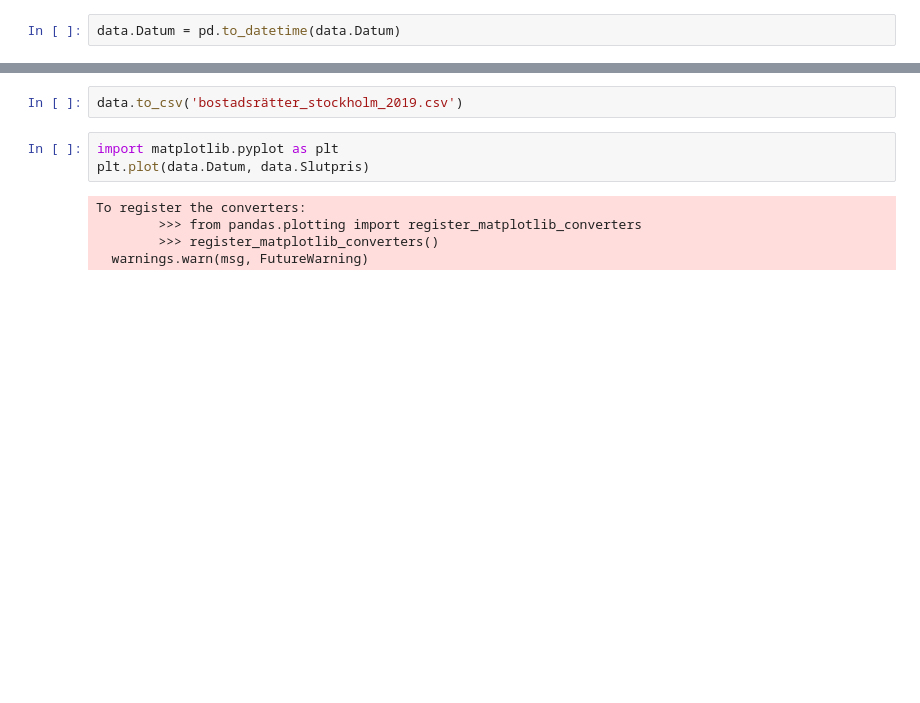
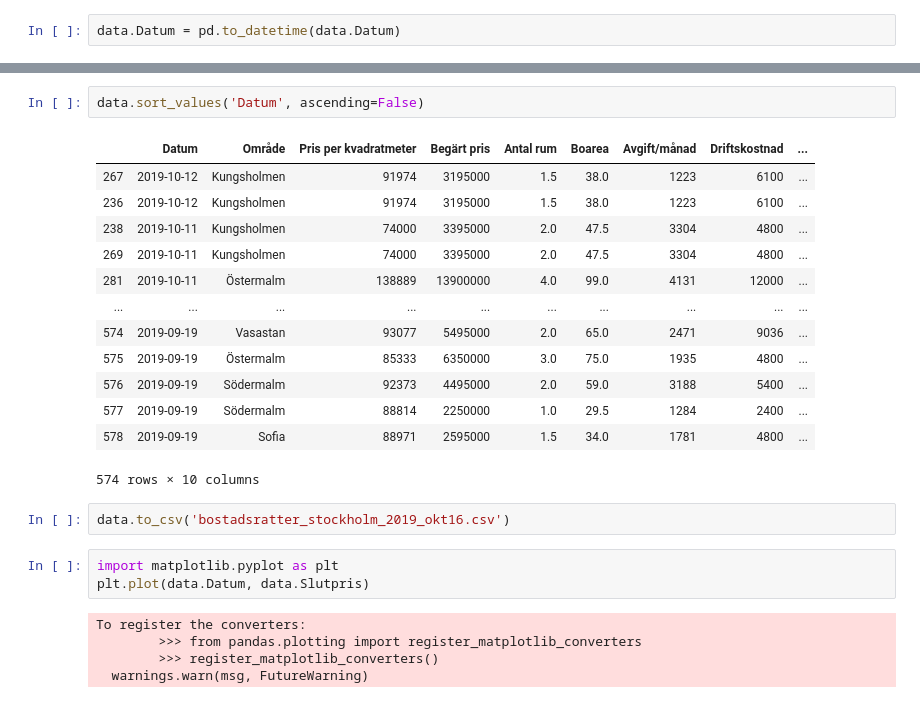
Before and after one commit to eriknorlander/webscraping_hemnet, a Jupyter notebook: hemnet_scrape.ipynb, the cells around one changed output, grey strips where cells are left out. Cells and saved outputs as stored; diff of their text form; blank space fills up the shorter version.

```diff
--- a/hemnet_scrape.ipynb
+++ b/hemnet_scrape.ipynb
@@ -211,5 +315,21 @@ data.Datum = pd.to_datetime(data.Datum)
+# %%
+data.sort_values('Datum', ascending=False)
+# %% [output]
+|  | Datum | Område | Pris per kvadratmeter | Begärt pris | Antal rum | Boarea | Avgift/månad | Driftskostnad | ... |
+| 267 | 2019-10-12 | Kungsholmen | 91974 | 3195000 | 1.5 | 38.0 | 1223 | 6100 | ... |
+| 236 | 2019-10-12 | Kungsholmen | 91974 | 3195000 | 1.5 | 38.0 | 1223 | 6100 | ... |
+| 238 | 2019-10-11 | Kungsholmen | 74000 | 3395000 | 2.0 | 47.5 | 3304 | 4800 | ... |
+| 269 | 2019-10-11 | Kungsholmen | 74000 | 3395000 | 2.0 | 47.5 | 3304 | 4800 | ... |
+| 281 | 2019-10-11 | Östermalm | 138889 | 13900000 | 4.0 | 99.0 | 4131 | 12000 | ... |
+| ... | ... | ... | ... | ... | ... | ... | ... | ... | ... |
+| 574 | 2019-09-19 | Vasastan | 93077 | 5495000 | 2.0 | 65.0 | 2471 | 9036 | ... |
+| 575 | 2019-09-19 | Östermalm | 85333 | 6350000 | 3.0 | 75.0 | 1935 | 4800 | ... |
+| 576 | 2019-09-19 | Södermalm | 92373 | 4495000 | 2.0 | 59.0 | 3188 | 5400 | ... |
+| 577 | 2019-09-19 | Södermalm | 88814 | 2250000 | 1.0 | 29.5 | 1284 | 2400 | ... |
+| 578 | 2019-09-19 | Sofia | 88971 | 2595000 | 1.5 | 34.0 | 1781 | 4800 | ... |
+574 rows × 10 columns
 # %%
-data.to_csv('bostadsrätter_stockholm_2019.csv')
+data.to_csv('bostadsratter_stockholm_2019_okt16.csv')
 # %%
 import matplotlib.pyplot as plt
 plt.plot(data.Datum, data.Slutpris)
```
Also changed, not shown: parts of 23 cells of this notebook, 3 other files.
